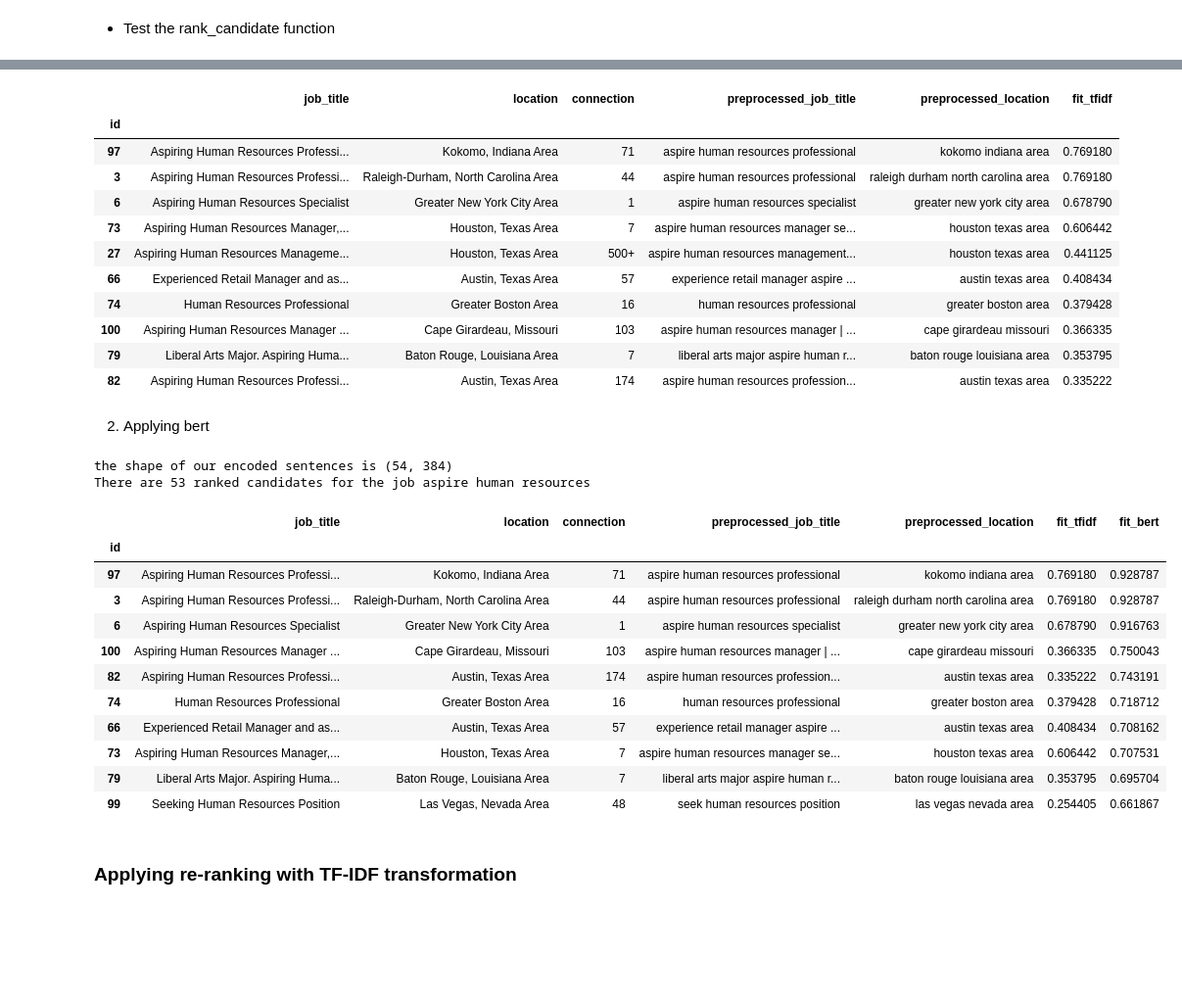
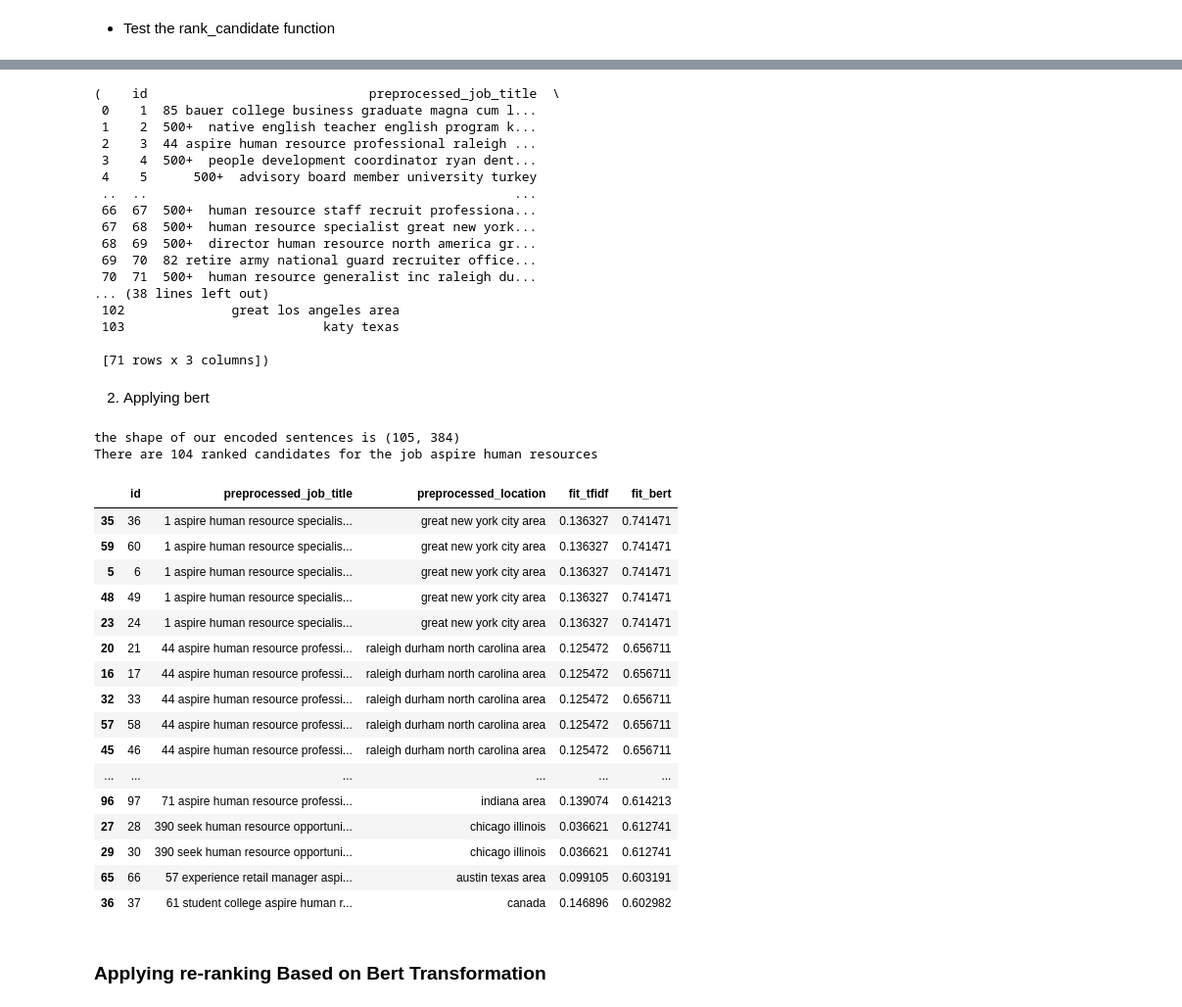
Before and after one commit to gbangout-apziva/potential-talents, a Jupyter notebook: ptalent.ipynb, the cells around one changed output, grey strips where cells are left out. Shown: that part at 98% size. Drawn from its saved outputs; the diff is of its cells as text; code cells hidden in the pictures; blank space fills up the shorter version.

```diff
--- a/ptalent.ipynb
+++ b/ptalent.ipynb
@@ -197,6 +260,8 @@ df1=df.copy()
 def rank_candidates_tfidf(keyword,df,feature_name):
     #store cleaned rows into a list
     corpus=df[feature_name].tolist()
+    #apply preprocessing on keyword
+    keyword=preprocess(keyword)
     #create an instance of tfidfVectorizer
     tfvectoriser = TfidfVectorizer()
     #Append the cleaned keyword to th corpus list
@@ -233,5 +294,5 @@ from sentence_transformers import SentenceTransformer
 # %%
 keyword='aspire human resources'
-df1=rank_candidates_tfidf(keyword,df1,"preprocessed_job_title")
+df2=rank_candidates_tfidf(keyword,df,"preprocessed_job_title")
 # %%
 #number of ranked candidates based on the keyword
@@ -241,19 +302,24 @@ There are 35 ranked candidates for the job aspire human resources
 # %%
 #Explore the new column
-df1.head(10)
+df1.head(71),df1.tail(71)
 # %% [output]
-|  | job_title | location | connection | preprocessed_job_title | preprocessed_location | fit_tfidf |
-| id |  |  |  |  |  |  |
-| 97 | Aspiring Human Resources Professi... | Kokomo, Indiana Area | 71 | aspire human resources professional | kokomo indiana area | 0.769180 |
-| 3 | Aspiring Human Resources Professi... | Raleigh-Durham, North Carolina Area | 44 | aspire human resources professional | raleigh durham north carolina area | 0.769180 |
-| 6 | Aspiring Human Resources Specialist | Greater New York City Area | 1 | aspire human resources specialist | greater new york city area | 0.678790 |
-| 73 | Aspiring Human Resources Manager,... | Houston, Texas Area | 7 | aspire human resources manager se... | houston texas area | 0.606442 |
-| 27 | Aspiring Human Resources Manageme... | Houston, Texas Area | 500+ | aspire human resources management... | houston texas area | 0.441125 |
-| 66 | Experienced Retail Manager and as... | Austin, Texas Area | 57 | experience retail manager aspire ... | austin texas area | 0.408434 |
-| 74 | Human Resources Professional | Greater Boston Area | 16 | human resources professional | greater boston area | 0.379428 |
-| 100 | Aspiring Human Resources Manager ... | Cape Girardeau, Missouri | 103 | aspire human resources manager | ... | cape girardeau missouri | 0.366335 |
-| 79 | Liberal Arts Major. Aspiring Huma... | Baton Rouge, Louisiana Area | 7 | liberal arts major aspire human r... | baton rouge louisiana area | 0.353795 |
-| 82 | Aspiring Human Resources Professi... | Austin, Texas Area | 174 | aspire human resources profession... | austin texas area | 0.335222 |
+(    id                             preprocessed_job_title  \
+ 0    1  85 bauer college business graduate magna cum l...
+ 1    2  500+  native english teacher english program k...
+ 2    3  44 aspire human resource professional raleigh ...
+ 3    4  500+  people development coordinator ryan dent...
+ 4    5      500+  advisory board member university turkey
+ ..  ..                                                ...
+ 66  67  500+  human resource staff recruit professiona...
+ 67  68  500+  human resource specialist great new york...
+ 68  69  500+  director human resource north america gr...
+ 69  70  82 retire army national guard recruiter office...
+ 70  71  500+  human resource generalist inc raleigh du...
+... (38 lines left out)
+ 102              great los angeles area
+ 103                          katy texas
+
+ [71 rows x 3 columns])
 # %% [markdown]
 2. Applying bert
 # %%
@@ -265,6 +331,8 @@ def rank_candidates_bert(keyword,df,feature_name):
     bert = SentenceTransformer('all-MiniLM-L6-v2')
     #store cleaned rows into a list
     corpus=df[feature_name].tolist()
+    #apply preprocessing on keyword
+    keyword=preprocess(keyword)
     #Append the cleaned keyword to th corpus list
     corpus.append(keyword)
     #encode our sentences
@@ -282,28 +350,33 @@ def rank_candidates_bert(keyword,df,feature_name):
     return final_df
 # %%
 keyword='aspire human resources'
-df1=rank_candidates_bert(keyword,df1,"preprocessed_job_title")
+df2=rank_candidates_bert(keyword,df2,"preprocessed_job_title")
 
 #number of ranked candidates based on the keyword
-print('There are',df1[df1['fit_bert']!=0].shape[0],'ranked candidates for the job',keyword)
+print('There are',df2[df2['fit_bert']!=0].shape[0],'ranked candidates for the job',keyword)
 # %% [output]
-the shape of our encoded sentences is (54, 384)
-There are 53 ranked candidates for the job aspire human resources
+the shape of our encoded sentences is (105, 384)
+There are 104 ranked candidates for the job aspire human resources
 # %%
 #Explore the new column
-df1.head(10)
+df2.head(20)
 # %% [output]
-|  | job_title | location | connection | preprocessed_job_title | preprocessed_location | fit_tfidf | fit_bert |
-| id |  |  |  |  |  |  |  |
-| 97 | Aspiring Human Resources Professi... | Kokomo, Indiana Area | 71 | aspire human resources professional | kokomo indiana area | 0.769180 | 0.928787 |
-| 3 | Aspiring Human Resources Professi... | Raleigh-Durham, North Carolina Area | 44 | aspire human resources professional | raleigh durham north carolina area | 0.769180 | 0.928787 |
-| 6 | Aspiring Human Resources Specialist | Greater New York City Area | 1 | aspire human resources specialist | greater new york city area | 0.678790 | 0.916763 |
-| 100 | Aspiring Human Resources Manager ... | Cape Girardeau, Missouri | 103 | aspire human resources manager | ... | cape girardeau missouri | 0.366335 | 0.750043 |
-| 82 | Aspiring Human Resources Professi... | Austin, Texas Area | 174 | aspire human resources profession... | austin texas area | 0.335222 | 0.743191 |
-| 74 | Human Resources Professional | Greater Boston Area | 16 | human resources professional | greater boston area | 0.379428 | 0.718712 |
-| 66 | Experienced Retail Manager and as... | Austin, Texas Area | 57 | experience retail manager aspire ... | austin texas area | 0.408434 | 0.708162 |
-| 73 | Aspiring Human Resources Manager,... | Houston, Texas Area | 7 | aspire human resources manager se... | houston texas area | 0.606442 | 0.707531 |
-| 79 | Liberal Arts Major. Aspiring Huma... | Baton Rouge, Louisiana Area | 7 | liberal arts major aspire human r... | baton rouge louisiana area | 0.353795 | 0.695704 |
-| 99 | Seeking Human Resources Position | Las Vegas, Nevada Area | 48 | seek human resources position | las vegas nevada area | 0.254405 | 0.661867 |
+|  | id | preprocessed_job_title | preprocessed_location | fit_tfidf | fit_bert |
+| 35 | 36 | 1 aspire human resource specialis... | great new york city area | 0.136327 | 0.741471 |
+| 59 | 60 | 1 aspire human resource specialis... | great new york city area | 0.136327 | 0.741471 |
+| 5 | 6 | 1 aspire human resource specialis... | great new york city area | 0.136327 | 0.741471 |
+| 48 | 49 | 1 aspire human resource specialis... | great new york city area | 0.136327 | 0.741471 |
+| 23 | 24 | 1 aspire human resource specialis... | great new york city area | 0.136327 | 0.741471 |
+| 20 | 21 | 44 aspire human resource professi... | raleigh durham north carolina area | 0.125472 | 0.656711 |
+| 16 | 17 | 44 aspire human resource professi... | raleigh durham north carolina area | 0.125472 | 0.656711 |
+| 32 | 33 | 44 aspire human resource professi... | raleigh durham north carolina area | 0.125472 | 0.656711 |
+| 57 | 58 | 44 aspire human resource professi... | raleigh durham north carolina area | 0.125472 | 0.656711 |
+| 45 | 46 | 44 aspire human resource professi... | raleigh durham north carolina area | 0.125472 | 0.656711 |
+| ... | ... | ... | ... | ... | ... |
+| 96 | 97 | 71 aspire human resource professi... | indiana area | 0.139074 | 0.614213 |
+| 27 | 28 | 390 seek human resource opportuni... | chicago illinois | 0.036621 | 0.612741 |
+| 29 | 30 | 390 seek human resource opportuni... | chicago illinois | 0.036621 | 0.612741 |
+| 65 | 66 | 57 experience retail manager aspi... | austin texas area | 0.099105 | 0.603191 |
+| 36 | 37 | 61 student college aspire human r... | canada | 0.146896 | 0.602982 |
 # %% [markdown]
-### Applying re-ranking with TF-IDF transformation
+### Applying re-ranking Based on Bert Transformation
```
Also changed, not shown: parts of 35 cells of this notebook.
